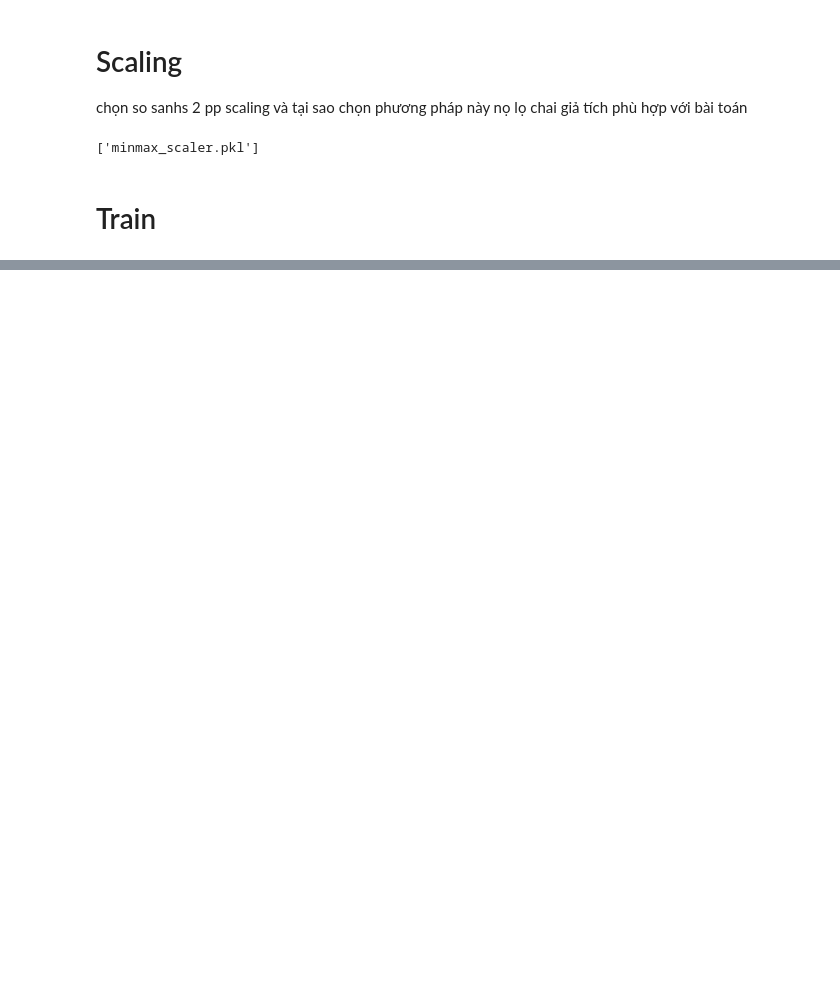
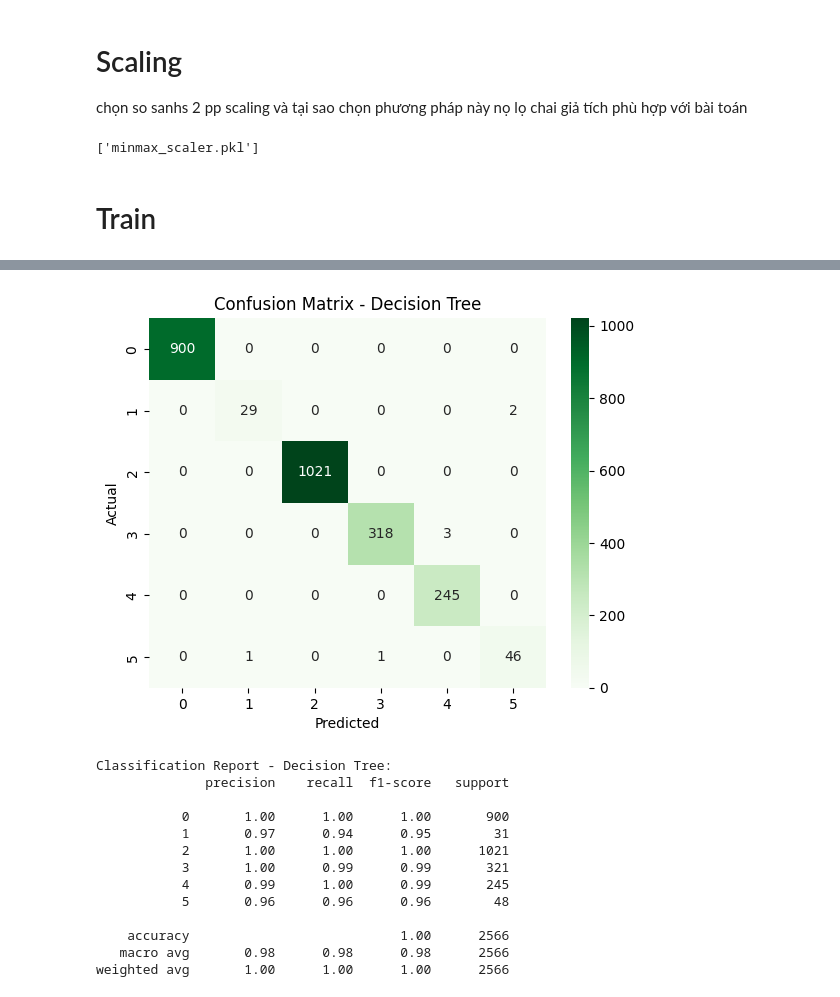
Before and after one commit to LeNguyenNhatTan/ML, a Jupyter notebook: preprocessing.ipynb, the cells around one changed output, grey strips where cells are left out. Saved outputs shown, nothing was run; the diff lists cells and outputs as text; code cells hidden in the pictures; blank space fills up the shorter version.

Commit message:
update final model

```diff
--- a/preprocessing.ipynb
+++ b/preprocessing.ipynb
@@ -512,0 +427,36 @@ weighted avg       0.89      0.88      0.88      1711
+# %%
+# Khởi tạo mô hình Decision Tree
+dt_model = DecisionTreeClassifier(random_state=42, max_depth=5,min_samples_split=2)
+
+# Huấn luyện mô hình
+dt_model.fit(X_train, y_train)
+
+# Dự đoán trên tập test
+y_pred_dt = dt_model.predict(X_test)
+
+# Ma trận nhầm lẫn
+conf_matrix_dt = confusion_matrix(y_test, y_pred_dt)
+sns.heatmap(conf_matrix_dt, annot=True, fmt='d', cmap='Greens')
+plt.title('Confusion Matrix - Decision Tree')
+plt.xlabel('Predicted')
+plt.ylabel('Actual')
+plt.show()
+
+# Báo cáo phân loại
+print("Classification Report - Decision Tree:")
+print(classification_report(y_test, y_pred_dt))
+# %% [output]
+[figure, added]
+Classification Report - Decision Tree:
+              precision    recall  f1-score   support
+
+           0       1.00      1.00      1.00       900
+           1       0.97      0.94      0.95        31
+           2       1.00      1.00      1.00      1021
+           3       1.00      0.99      0.99       321
+           4       0.99      1.00      0.99       245
+           5       0.96      0.96      0.96        48
+
+    accuracy                           1.00      2566
+   macro avg       0.98      0.98      0.98      2566
+weighted avg       1.00      1.00      1.00      2566
```
Also changed, not shown: parts of 14 cells of this notebook, 4 other files.
